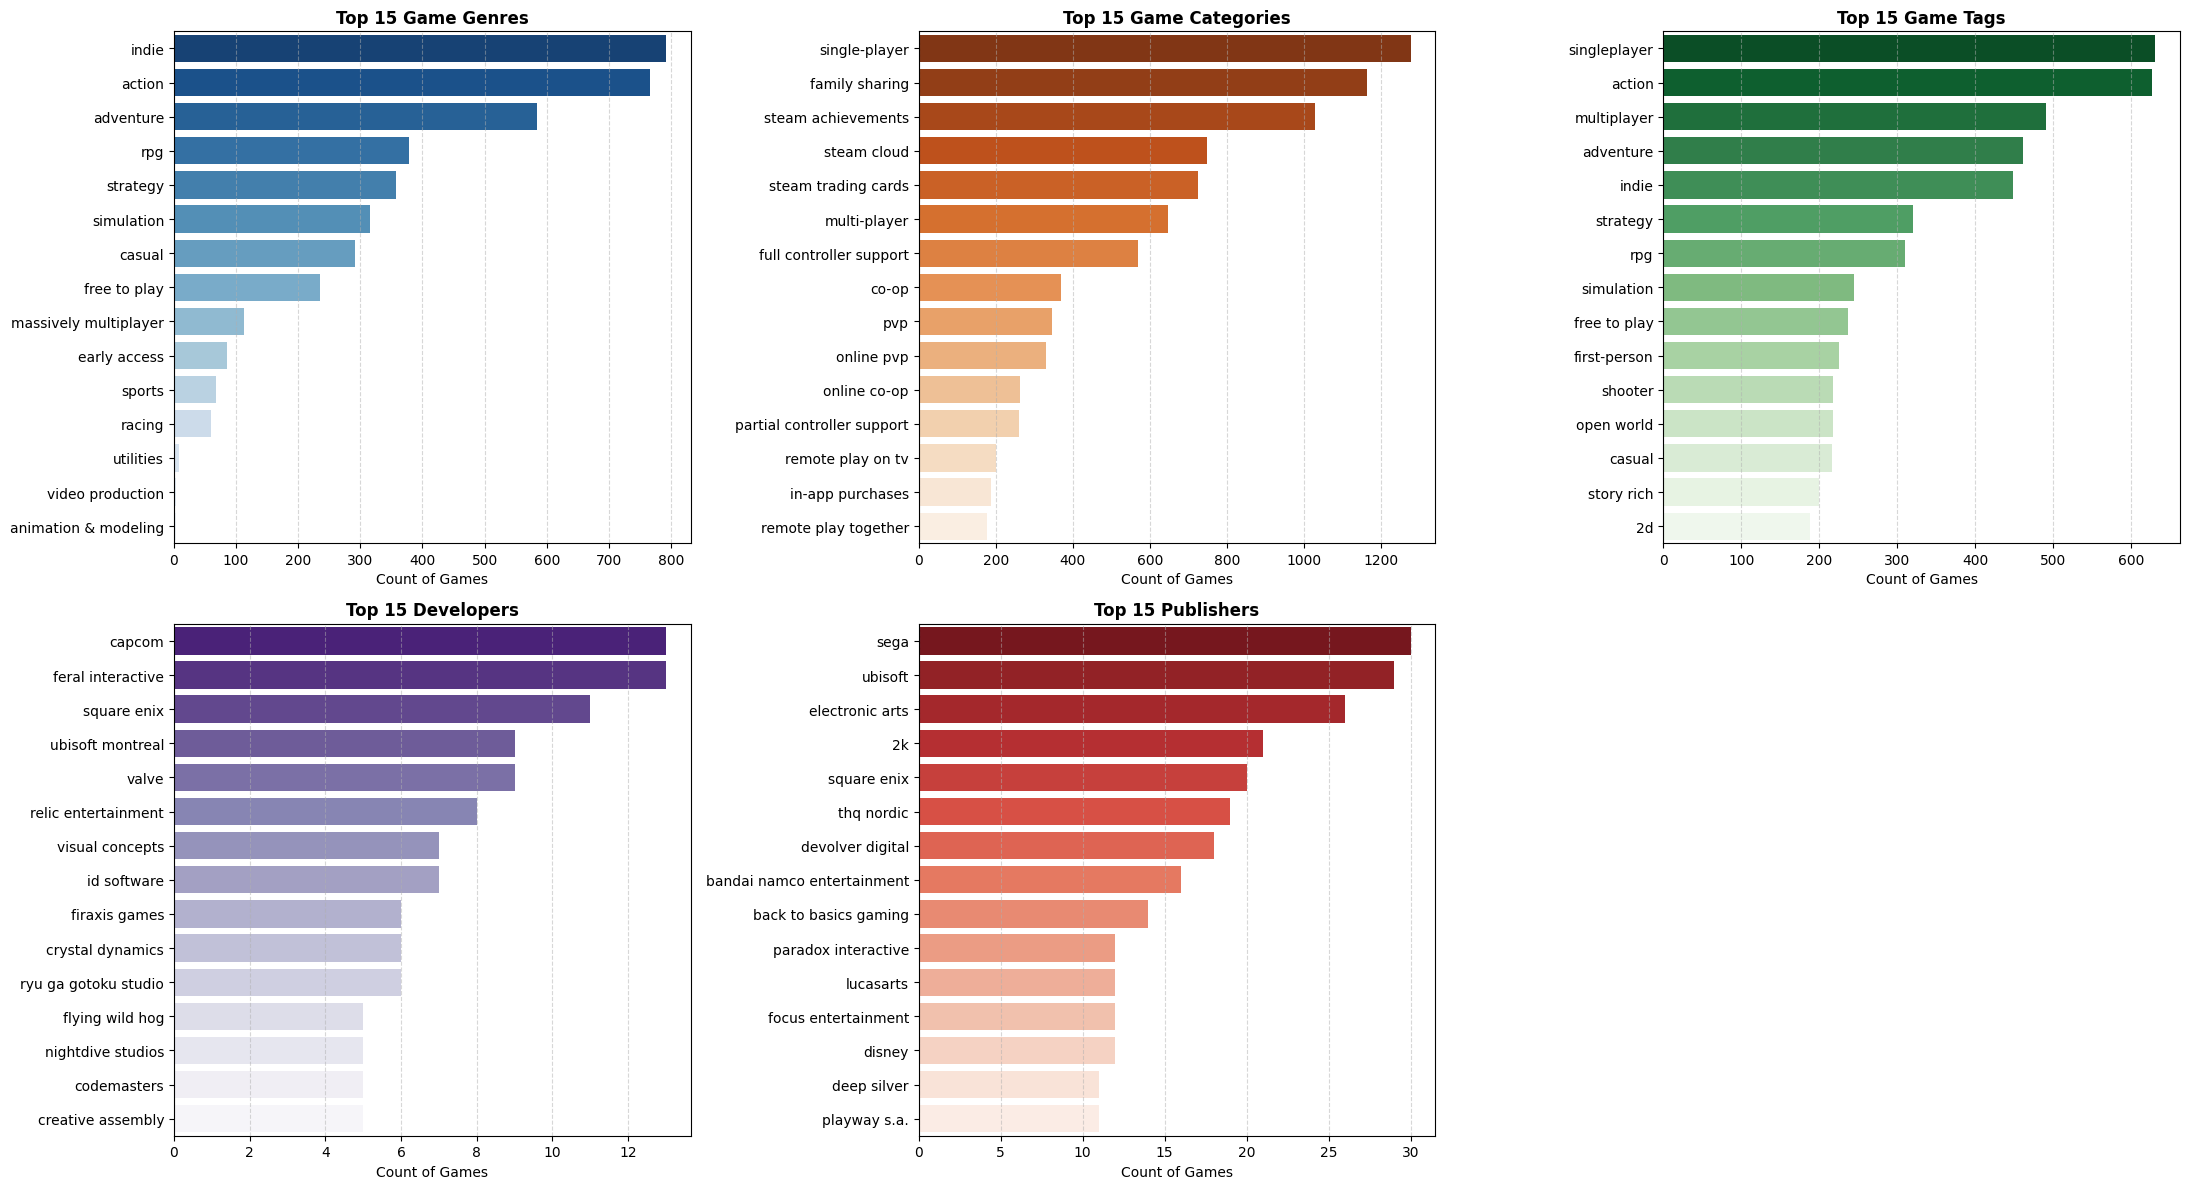
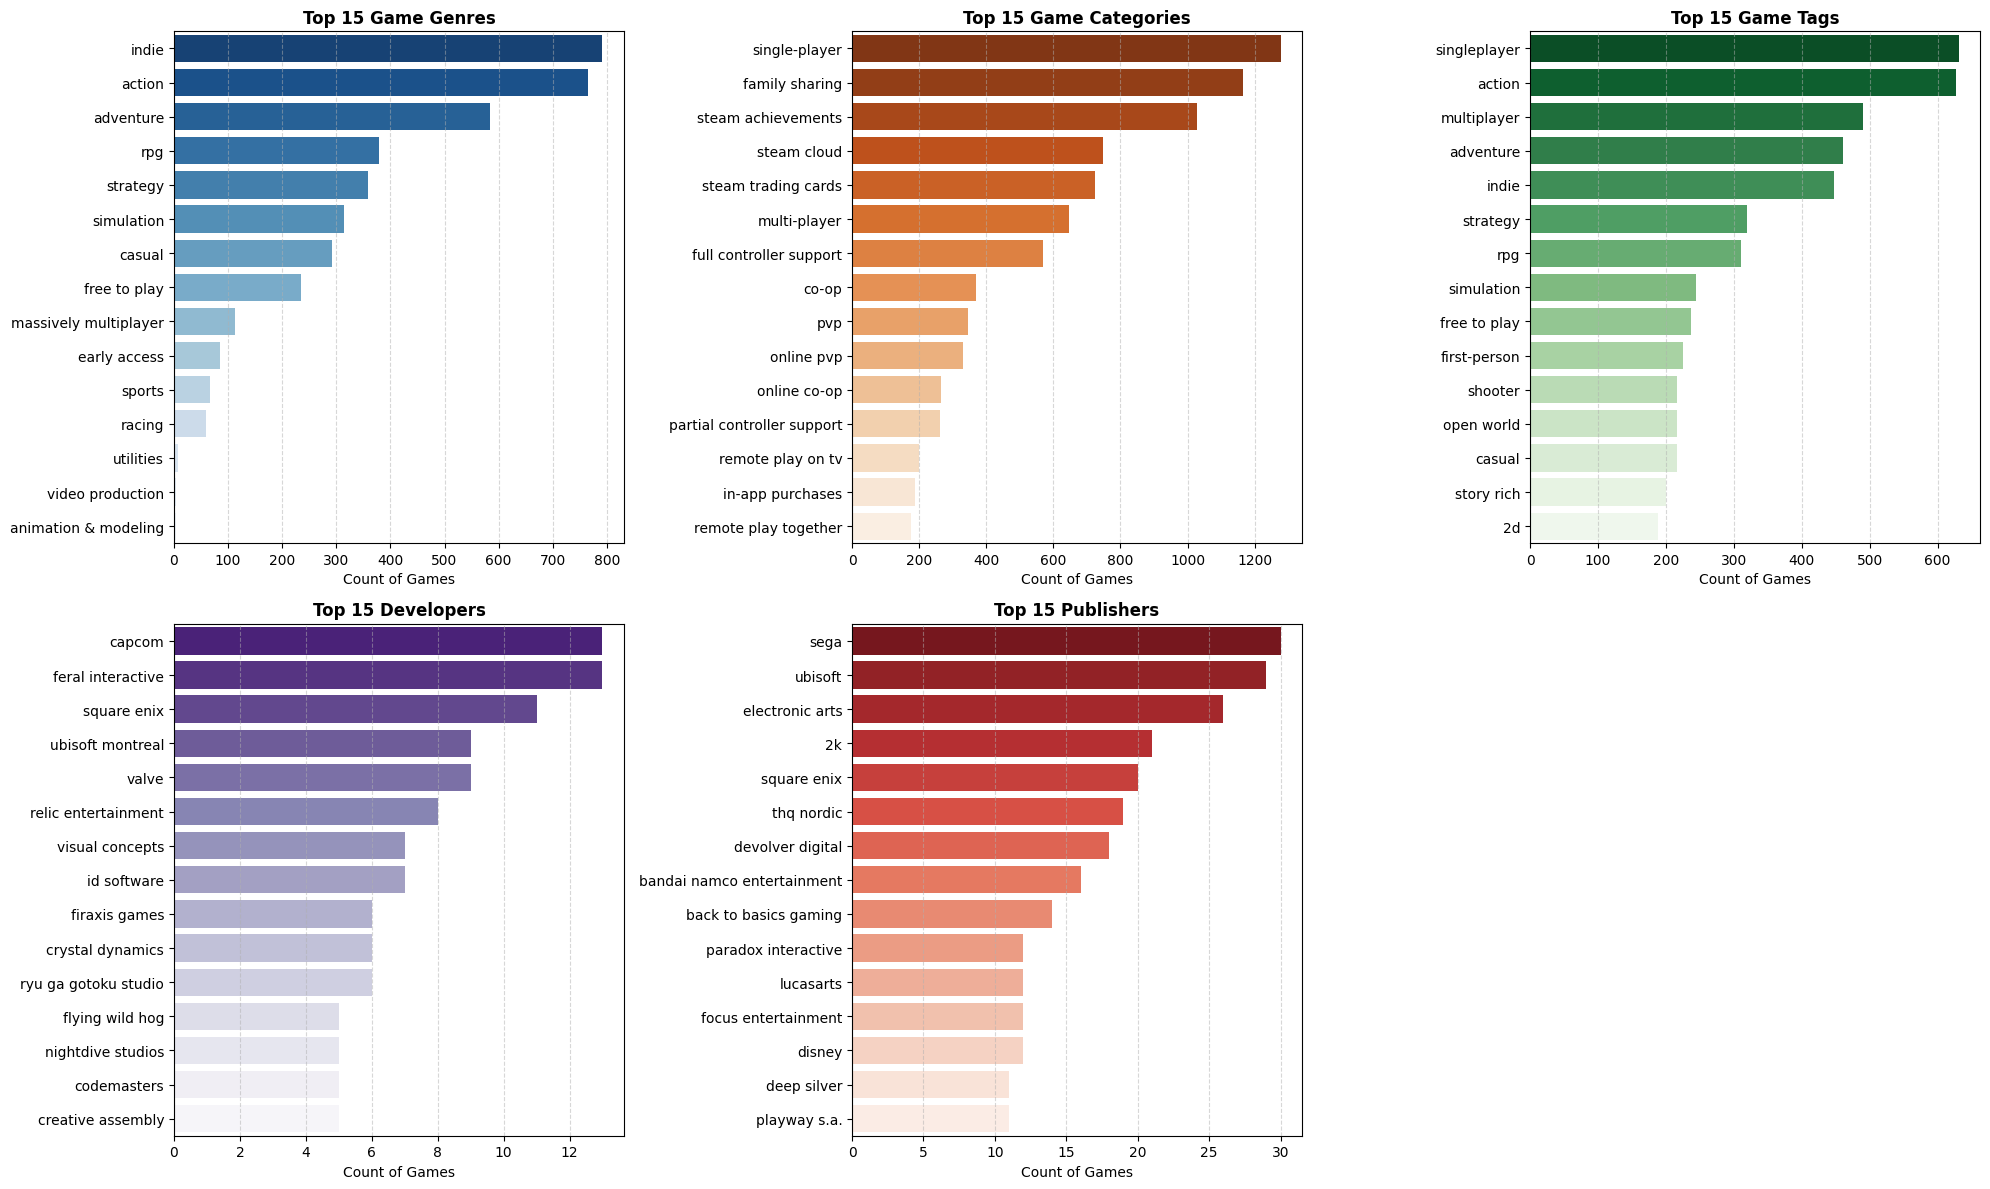
The change to this notebook cell's code, shown as a diff; its figure went from the first image to the second:
--- before
+++ after
@@ -7,5 +7,5 @@
 ]
 
-fig, axes = plt.subplots(2, 3, figsize=(22, 12))
+fig, axes = plt.subplots(2, 3, figsize=(20, 12))
 axes = axes.flatten()
 
@@ -33,3 +33,4 @@
 
 plt.tight_layout()
+plt.savefig('static/img/chart4_categ.png', dpi=300, bbox_inches='tight')
 plt.show()

Commit: .